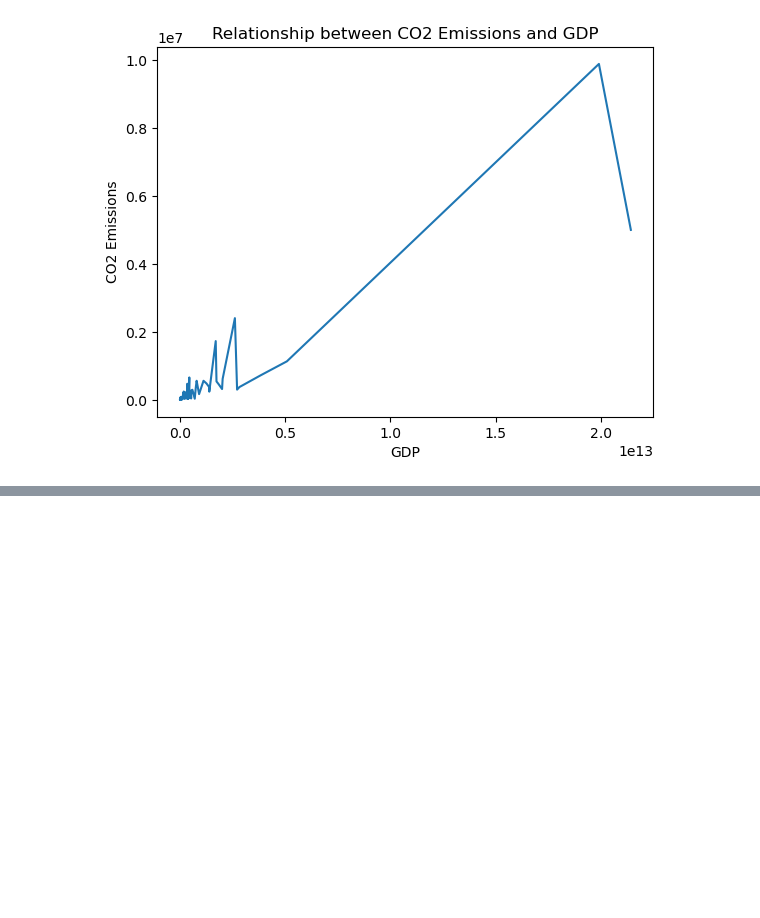
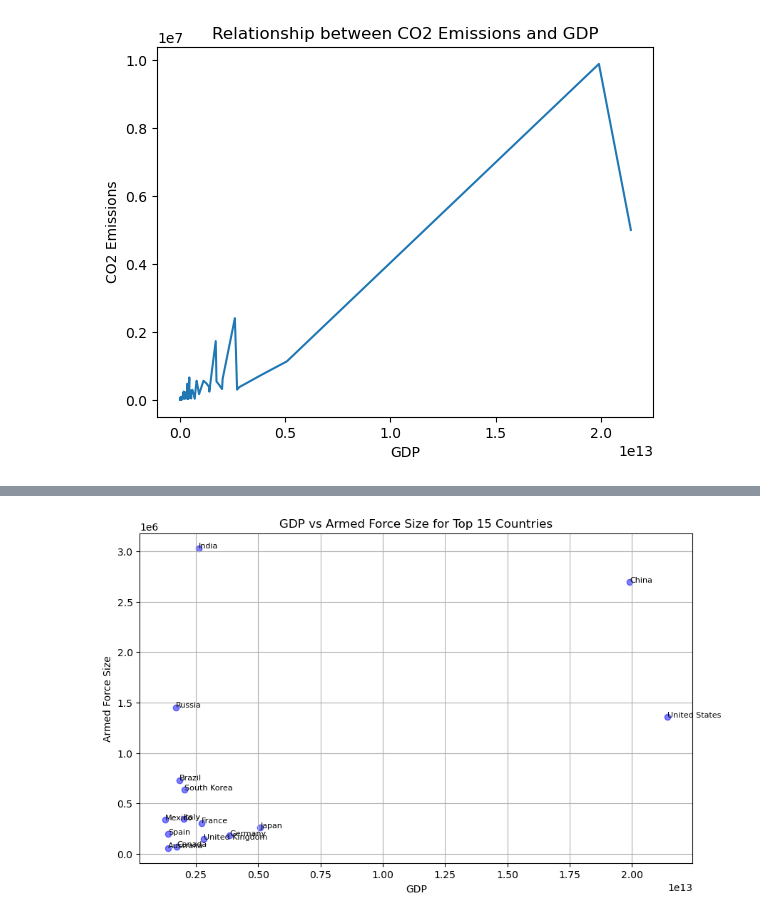
Before and after one commit to Shivam-5403/python_project_data-analytics, a Jupyter notebook: GlobalDataAnalysis.ipynb, the cells around one changed output, grey strips where cells are left out. Drawn from its saved outputs; the diff is of its cells as text; code cells hidden in the pictures; blank space fills up the shorter version.

```diff
--- a/GlobalDataAnalysis.ipynb
+++ b/GlobalDataAnalysis.ipynb
@@ -567,0 +586,16 @@ plt.show()
+# %%
+top_15_countries = data1.nlargest(15, 'GDP')
+plt.figure(figsize=(10, 6))
+plt.scatter(top_15_countries['GDP'], top_15_countries['Armed Forces size'], color='blue', alpha=0.5)
+
+# Annotate each point with the country name
+for i, txt in enumerate(top_15_countries['Country']):
+    plt.annotate(txt, (top_15_countries['GDP'].iloc[i], top_15_countries['Armed Forces size'].iloc[i]), fontsize=8)
+
+plt.xlabel('GDP')
+plt.ylabel('Armed Force Size')
+plt.title('GDP vs Armed Force Size for Top 15 Countries')
+plt.grid(True)
+plt.show()
+# %% [output]
+[figure, added]
```
Also changed, not shown: parts of 32 cells of this notebook.
